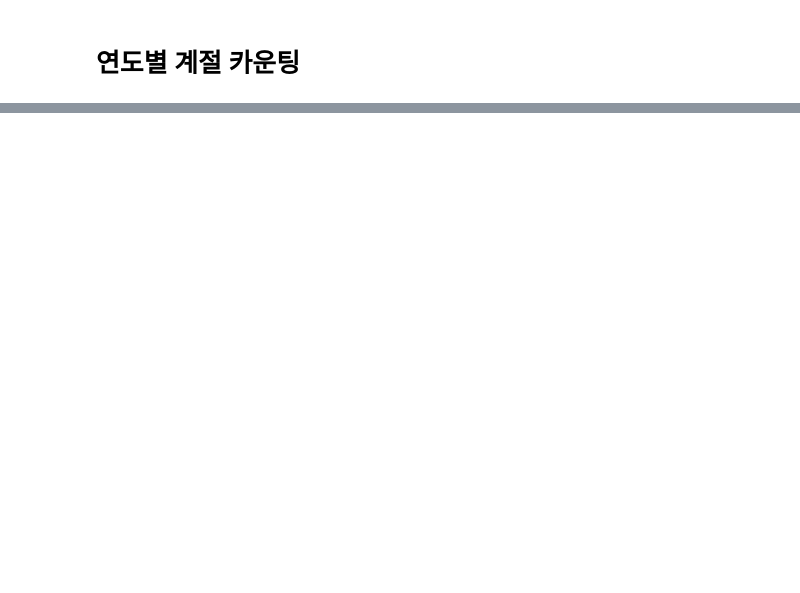
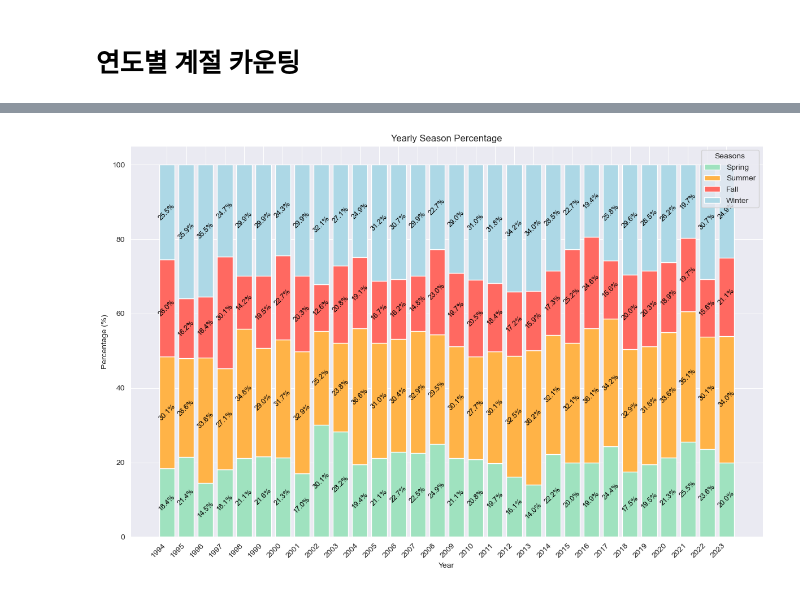
Before and after one commit to dev-jhjoo/SeoulWeatherAnalysis, a Jupyter notebook: analysis.ipynb, the cells around one changed output, grey strips where cells are left out. Saved outputs shown, nothing was run; the diff lists cells and outputs as text; code cells hidden in the pictures; blank space fills up the shorter version.

```diff
--- a/analysis.ipynb
+++ b/analysis.ipynb
@@ -316,0 +309,56 @@ plt.savefig('./figures/seoul_year_season_count.png')
+# %%
+# 계절 순서 설정
+season_order = ['Spring', 'Summer', 'Fall', 'Winter']
+
+# 각 연도에 대해 계절의 일수 퍼센트 계산
+year_season_percentage = (year_season_count[:len(year_season_count)-1]
+                          .groupby(['year', 'season'])
+                          .size()
+                          .unstack(fill_value=0))
+year_season_percentage = (year_season_percentage
+                          .div(year_season_percentage.sum(axis=1), axis=0) * 100)
+
+# 계절 순서 재정렬
+year_season_percentage = year_season_percentage[season_order]
+
+# 막대그래프 그리기 (stacked bar plot)
+fig, ax = plt.subplots(figsize=(12, 8))
+
+# 각 계절별로 누적 막대그래프 그리기
+bottom = None
+colors = {'Spring': '#9FE2BF', 'Summer': '#FFB347', 'Fall': '#FF6961', 'Winter': '#ADD8E6'}
+
+for season in season_order:
+    # 누적 막대그래프
+    bars = ax.bar(year_season_percentage.index, year_season_percentage[season], bottom=bottom, color=colors[season], label=season)
+
+    # 각 막대 위에 퍼센트 표시
+    for bar in bars:
+        height = bar.get_height()
+        ax.text(
+            bar.get_x() + bar.get_width() / 2,
+            bar.get_y() + height / 2,
+            f'{height:.1f}%',
+            ha='center', va='center', fontsize=9, color='black', rotation=45
+        )
+
+    if bottom is None:
+        bottom = year_season_percentage[season]
+    else:
+        bottom += year_season_percentage[season]
+
+# x축, y축 설정 및 제목
+ax.set_xlabel('Year')
+ax.set_ylabel('Percentage (%)')
+ax.set_title('Yearly Season Percentage')
+ax.legend(title="Seasons")
+
+# 모든 연도를 x축에 표시
+ax.set_xticks(year_season_percentage.index)
+ax.set_xticklabels(year_season_percentage.index, rotation=45, ha='right')
+
+plt.tight_layout()
+plt.savefig('./figures/seoul_year_season_percentage.png')
+# plt.show()
+# %% [output]
+[figure, added]
```
Also changed, not shown: parts of 6 cells of this notebook, 4 other files.
